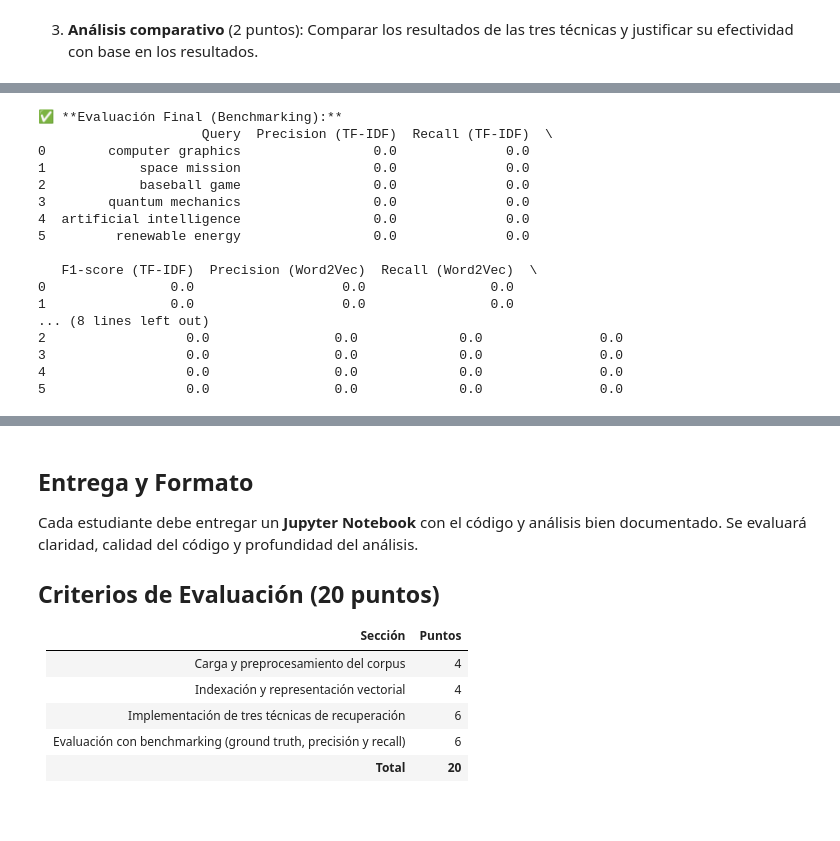
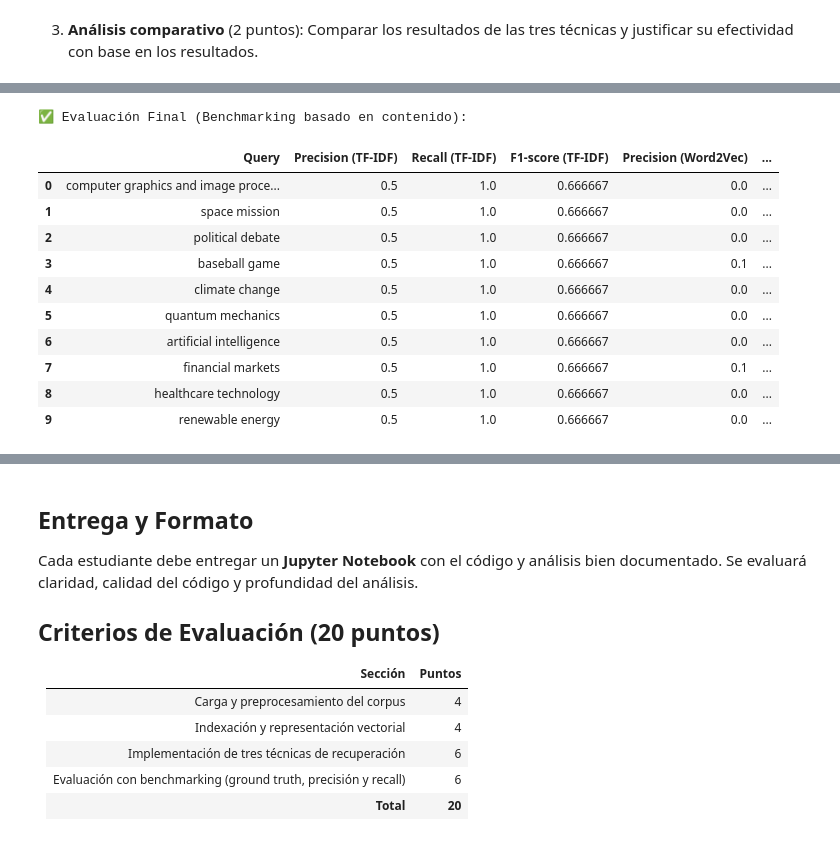
Before and after one commit to goDismal/RI-2024B, a Jupyter notebook: Supletorio/Examen Supletorio.ipynb, the cells around one changed output, grey strips where cells are left out. Saved outputs shown, nothing was run; the diff lists cells and outputs as text; code cells hidden in the pictures; blank space fills up the shorter version.

```diff
--- a/Supletorio/Examen Supletorio.ipynb
+++ b/Supletorio/Examen Supletorio.ipynb
@@ -280,11 +283,39 @@ ground_truth_texts = {
 }
+# %%
+ground_truth = {query: [int(idx) for idx in indices] for query, indices in ground_truth_texts.items()}
 # %% [markdown]
 2. **Cálculo de precisión y recall para cada técnica** (2 puntos): Implementar evaluación con métricas estándar.
+# %%
+def evaluate_model(search_function, model_name, top_n=10):
+    results = []
+    for query, relevant_indices in ground_truth.items():
+        print(f"\n**Evaluando:** {query} ({model_name})")
+        retrieved = search_function(query, top_n=top_n)
+        retrieved_indices = [doc_id for doc_id, _, _ in retrieved]
+
+        total_relevant = len(relevant_indices)
+        relevant_count = len(set(retrieved_indices) & set(relevant_indices))
+
+        precision = relevant_count / top_n if top_n > 0 else 0
+        recall = relevant_count / total_relevant if total_relevant > 0 else 0
+        f1 = 2 * (precision * recall) / (precision + recall) if (precision + recall) > 0 else 0
+
+        print(f"Relevant docs: {relevant_count} / {total_relevant}")
+        print(f"Precision: {precision:.4f}, Recall: {recall:.4f}, F1: {f1:.4f}")
+        results.append((query, precision, recall, f1))
+    return results
 # %% [markdown]
 3. **Análisis comparativo** (2 puntos): Comparar los resultados de las tres técnicas y justificar su efectividad con base en los resultados.
 # %%
-# **Ejecutar Evaluación con el nuevo método**
-tfidf_results = evaluate_model_text_based(search_tfidf, "TF-IDF")
-word2vec_results = evaluate_model_text_based(search_word2vec, "Word2Vec")
-sbert_results = evaluate_model_text_based(search_sbert, "SBERT")
+techniques = {
+    "TF-IDF": search_tfidf,
+    "Word2Vec": search_word2vec,
+    "SBERT": search_sbert
+}
+
+results = {name: evaluate_model(func, name) for name, func in techniques.items()}
+
+df_results = pd.DataFrame(results["TF-IDF"], columns=["Query", "Precision (TF-IDF)", "Recall (TF-IDF)", "F1-score (TF-IDF)"])
+df_results["Precision (Word2Vec)"], df_results["Recall (Word2Vec)"], df_results["F1-score (Word2Vec)"] = zip(*[(p, r, f) for _, p, r, f in results["Word2Vec"]])
+df_results["Precision (SBERT)"], df_results["Recall (SBERT)"], df_results["F1-score (SBERT)"] = zip(*[(p, r, f) for _, p, r, f in results["SBERT"]])
 # %% [output]
@@ -309,5 +339,3 @@ KeyboardInterrupt:
 # %%
-# Crear DataFrame con los resultados
-df_results = pd.DataFrame(tfidf_results, columns=["Query", "Precision (TF-IDF)", "Recall (TF-IDF)", "F1-score (TF-IDF)"])
-df_results["Precision (Word2Vec)"], df_results["Recall (Word2Vec)"], df_results["F1-score (Word2Vec)"] = zip(*[(p, r, f) for _, p, r, f in word2vec_results])
-df_results["Precision (SBERT)"], df_results["Recall (SBERT)"], df_results["F1-score (SBERT)"] = zip(*[(p, r, f) for _, p, r, f in sbert_results])
+# Guardar los resultados
+df_results.to_csv("benchmarking_results_text_based.csv", index=False)
@@ -317,21 +342,16 @@ df_results.to_csv("benchmarking_results_text_based.csv", index=False)
-# %%
-print("\n✅ **Evaluación Final (Benchmarking basado en contenido):**")
-print(df_results)
-# %% [output]
-✅ **Evaluación Final (Benchmarking):**
-                     Query  Precision (TF-IDF)  Recall (TF-IDF)  \
-0        computer graphics                 0.0              0.0
-1            space mission                 0.0              0.0
-2            baseball game                 0.0              0.0
-3        quantum mechanics                 0.0              0.0
-4  artificial intelligence                 0.0              0.0
-5         renewable energy                 0.0              0.0
-
-   F1-score (TF-IDF)  Precision (Word2Vec)  Recall (Word2Vec)  \
-0                0.0                   0.0                0.0
-1                0.0                   0.0                0.0
-... (8 lines left out)
-2                  0.0                0.0             0.0               0.0
-3                  0.0                0.0             0.0               0.0
-4                  0.0                0.0             0.0               0.0
-5                  0.0                0.0             0.0               0.0
+# %%
+print("\n✅ Evaluación Final (Benchmarking basado en contenido):")
+display(df_results)
+# %% [output]
+✅ Evaluación Final (Benchmarking basado en contenido):
+|  | Query | Precision (TF-IDF) | Recall (TF-IDF) | F1-score (TF-IDF) | Precision (Word2Vec) | ... |
+| 0 | computer graphics and image proce... | 0.5 | 1.0 | 0.666667 | 0.0 | ... |
+| 1 | space mission | 0.5 | 1.0 | 0.666667 | 0.0 | ... |
+| 2 | political debate | 0.5 | 1.0 | 0.666667 | 0.0 | ... |
+| 3 | baseball game | 0.5 | 1.0 | 0.666667 | 0.1 | ... |
+| 4 | climate change | 0.5 | 1.0 | 0.666667 | 0.0 | ... |
+| 5 | quantum mechanics | 0.5 | 1.0 | 0.666667 | 0.0 | ... |
+| 6 | artificial intelligence | 0.5 | 1.0 | 0.666667 | 0.0 | ... |
+| 7 | financial markets | 0.5 | 1.0 | 0.666667 | 0.1 | ... |
+| 8 | healthcare technology | 0.5 | 1.0 | 0.666667 | 0.0 | ... |
+| 9 | renewable energy | 0.5 | 1.0 | 0.666667 | 0.0 | ... |
```
Also changed, not shown: parts of 9 cells of this notebook.
